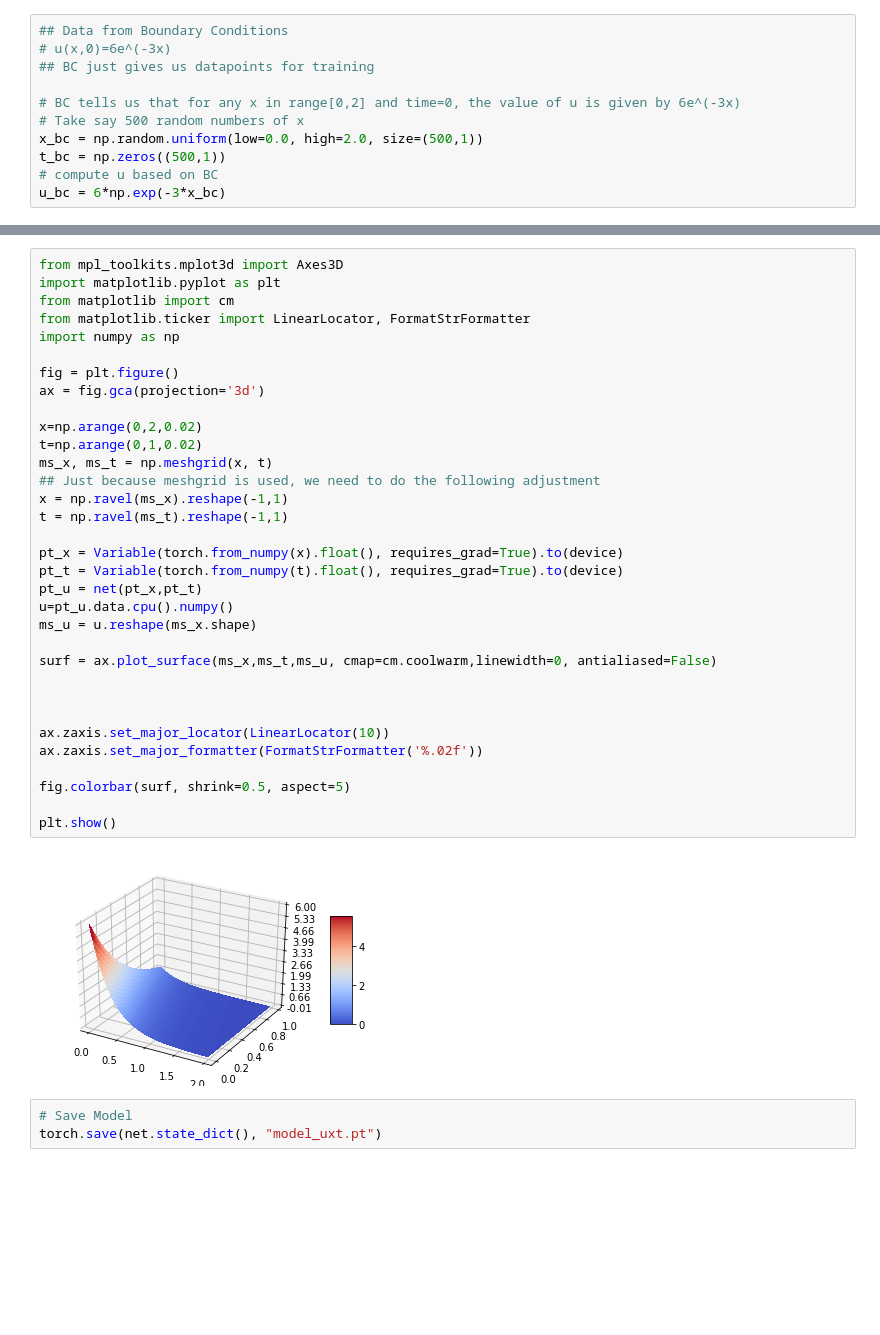
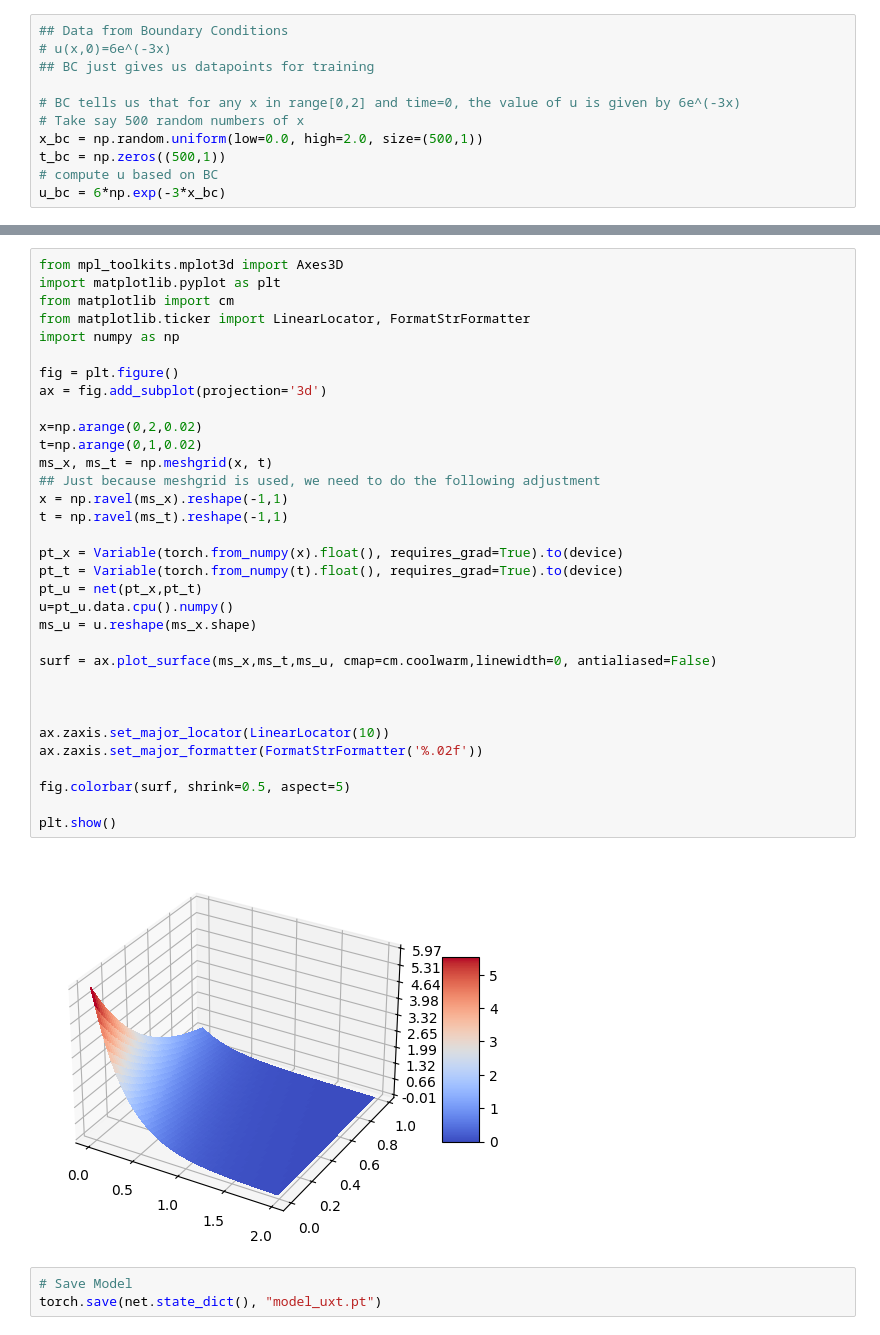
Before and after one commit to nanditadoloi/PINN, a Jupyter notebook: solve_PDE_NN.ipynb, the cells around one changed output, grey strips where cells are left out. Drawn from its saved outputs; the diff is of its cells as text; blank space fills up the shorter version.

Commit message:
Improved formatting and fixed output figure code

```diff
--- a/solve_PDE_NN.ipynb
+++ b/solve_PDE_NN.ipynb
@@ -125,35 +144,35 @@ import matplotlib.pyplot as plt
 from matplotlib import cm
 from matplotlib.ticker import LinearLocator, FormatStrFormatter
 import numpy as np
 
 fig = plt.figure()
-ax = fig.gca(projection='3d')
+ax = fig.add_subplot(projection='3d')
 
 x=np.arange(0,2,0.02)
 t=np.arange(0,1,0.02)
 ms_x, ms_t = np.meshgrid(x, t)
 ## Just because meshgrid is used, we need to do the following adjustment
 x = np.ravel(ms_x).reshape(-1,1)
 t = np.ravel(ms_t).reshape(-1,1)
 
 pt_x = Variable(torch.from_numpy(x).float(), requires_grad=True).to(device)
 pt_t = Variable(torch.from_numpy(t).float(), requires_grad=True).to(device)
 pt_u = net(pt_x,pt_t)
 u=pt_u.data.cpu().numpy()
 ms_u = u.reshape(ms_x.shape)
 
 surf = ax.plot_surface(ms_x,ms_t,ms_u, cmap=cm.coolwarm,linewidth=0, antialiased=False)
 
 
 
 ax.zaxis.set_major_locator(LinearLocator(10))
 ax.zaxis.set_major_formatter(FormatStrFormatter('%.02f'))
 
 fig.colorbar(surf, shrink=0.5, aspect=5)
 
 plt.show()
 # %% [output]
-[figure, old version]
+[figure, new version]
 # %%
 # Save Model
 torch.save(net.state_dict(), "model_uxt.pt")
```
Also changed, not shown: parts of 4 cells of this notebook, 1 other file.
